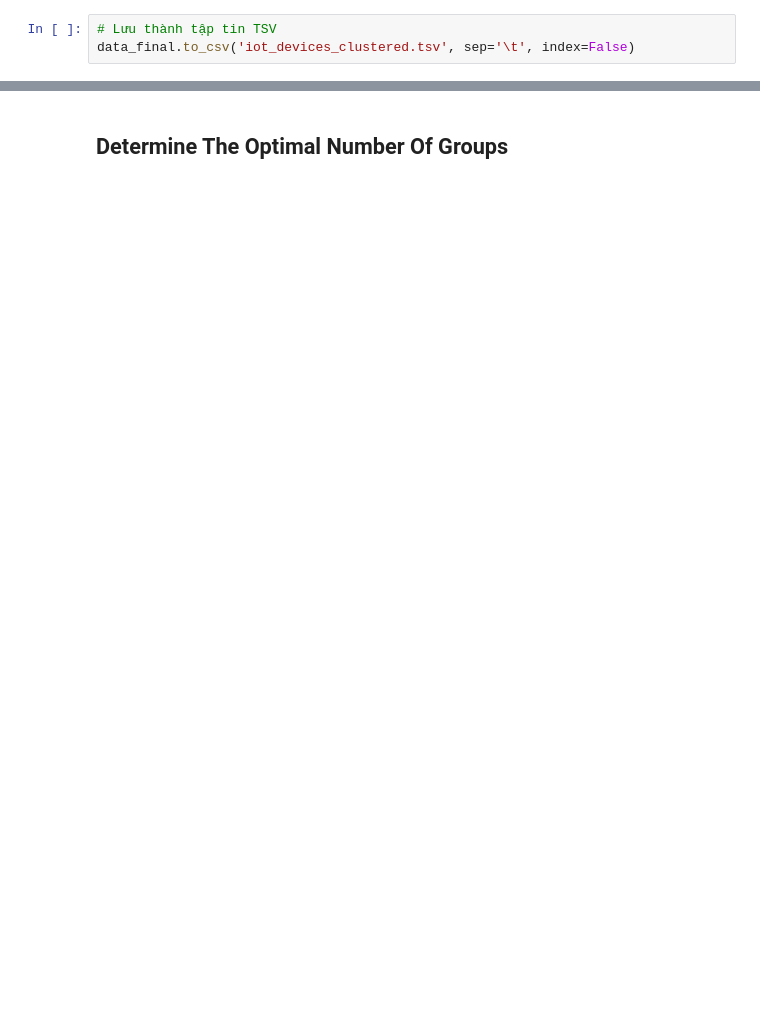
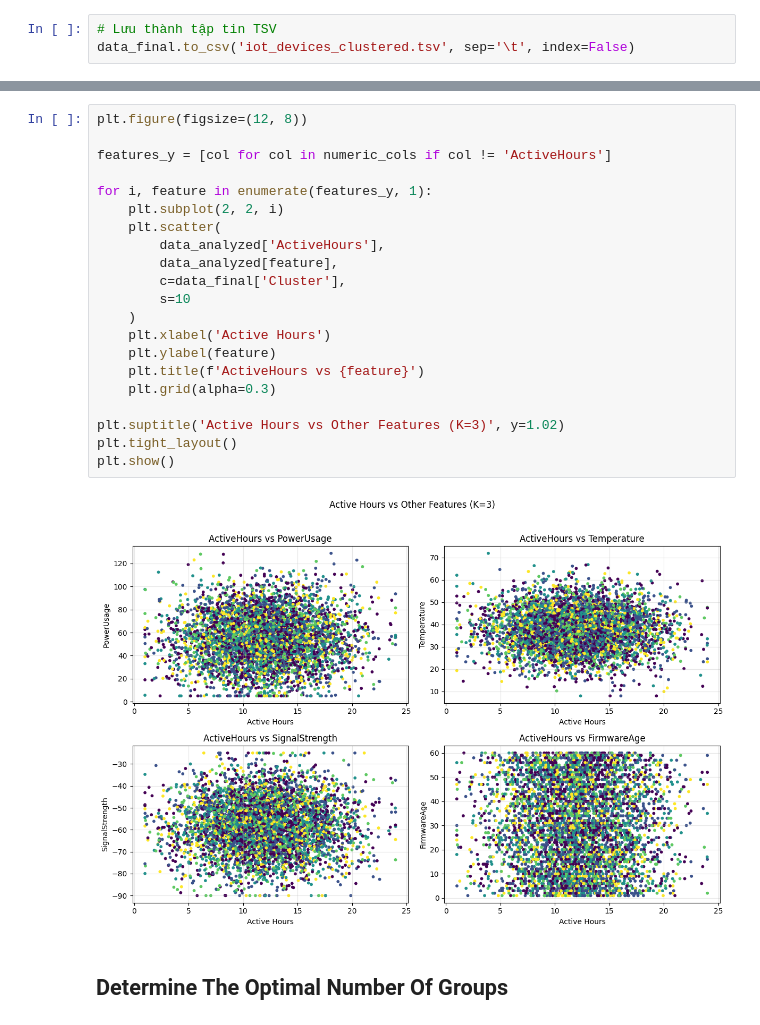
Before and after one commit to ChungKein4320/Review_MachineLearning, a Jupyter notebook: LastTerm/BaiTap07/demo.ipynb, the cells around one changed output, grey strips where cells are left out. Saved outputs shown, nothing was run; the diff lists cells and outputs as text; blank space fills up the shorter version.

```diff
--- a/LastTerm/BaiTap07/demo.ipynb
+++ b/LastTerm/BaiTap07/demo.ipynb
@@ -191,3 +179,26 @@ plt.show()
+# %%
+plt.figure(figsize=(12, 8))
+
+features_y = [col for col in numeric_cols if col != 'ActiveHours']
+
+for i, feature in enumerate(features_y, 1):
+    plt.subplot(2, 2, i)
+    plt.scatter(
+        data_analyzed['ActiveHours'],
+        data_analyzed[feature],
+        c=data_final['Cluster'],
+        s=10
+    )
+    plt.xlabel('Active Hours')
+    plt.ylabel(feature)
+    plt.title(f'ActiveHours vs {feature}')
+    plt.grid(alpha=0.3)
+
+plt.suptitle('Active Hours vs Other Features (K=3)', y=1.02)
+plt.tight_layout()
+plt.show()
+# %% [output]
+[figure, added]
 # %% [markdown]
 ## **Determine The Optimal Number Of Groups**
 # %%
```
Also changed, not shown: parts of 8 cells of this notebook, 1 other file.
